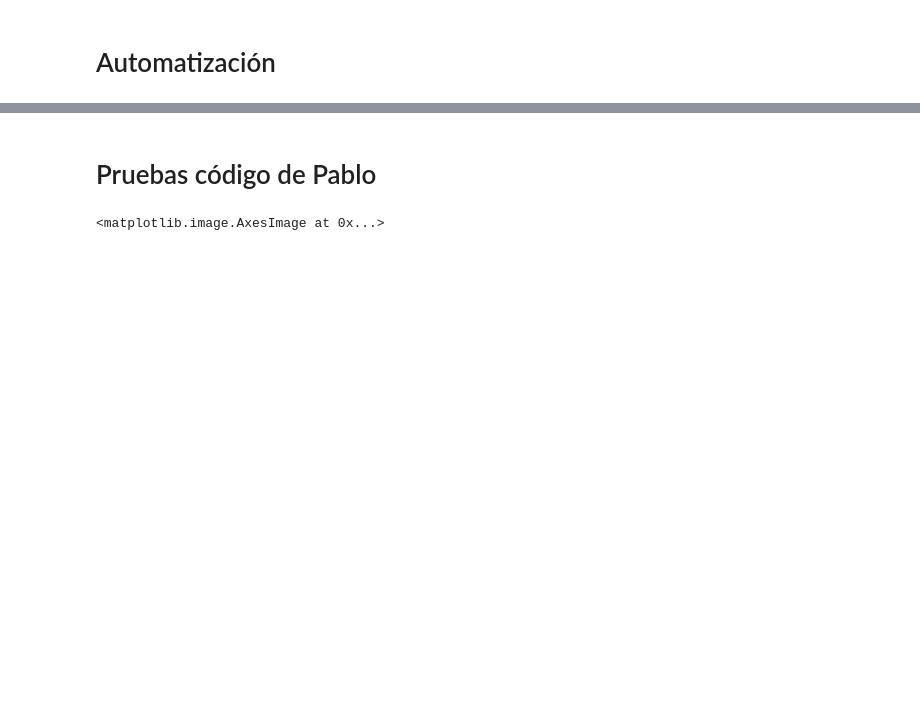
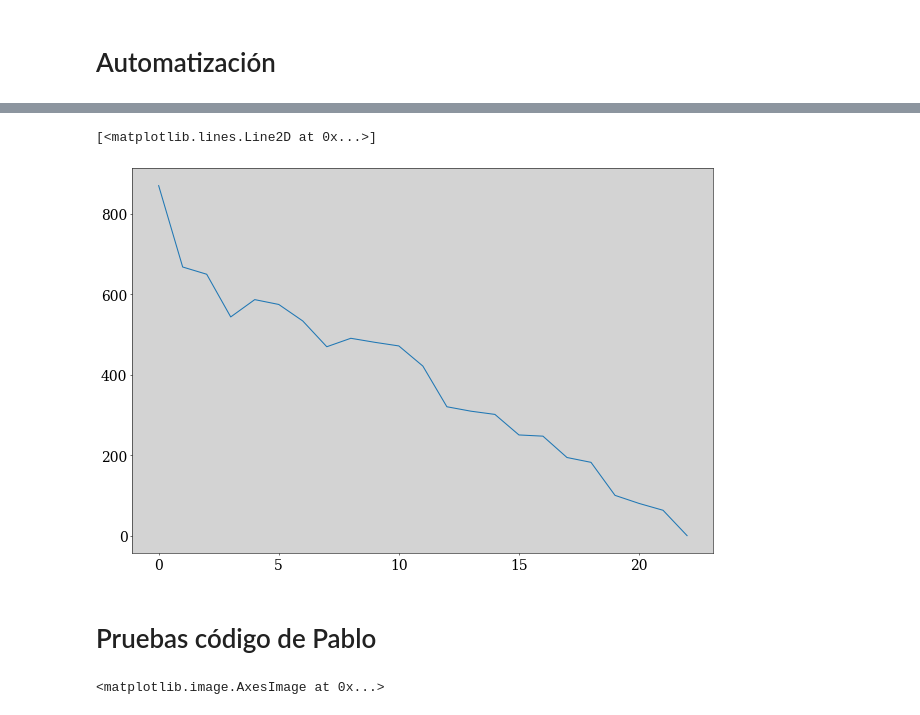
Before and after one commit to gardianc/Nado-ondulatorio, a Jupyter notebook: tracking_P1.ipynb, the cells around one changed output, grey strips where cells are left out. Saved outputs shown, nothing was run; the diff lists cells and outputs as text; code cells hidden in the pictures; blank space fills up the shorter version.

```diff
--- a/tracking_P1.ipynb
+++ b/tracking_P1.ipynb
@@ -74,15 +65,0 @@ FILENAME='P1-2V-9Hz'
-# %%
-vs = cv.VideoCapture(f'videos/FCD/P1/{FILENAME}.mp4')
-i=0
-while(vs.isOpened()):
-    ret, frame = vs.read()
-    if ret:
-        if i==0:
-            ref_frame = gris(frame)
-        cv.imshow('frame', frame)
-        i+=1
-        if cv.waitKey(1) & 0xFF == ord('q'):
-            break
-    else:
-        break
-cv.destroyAllWindows()
@@ -96,21 +65,0 @@ plt.imshow(ref_frame)
-# %%
-camo_mask = [559,690,1120,1241] # ymin, ymax, xmin, xmax
-
-vs = cv.VideoCapture(f'videos/FCD/P1/{FILENAME}.mp4')
-i=0
-while(vs.isOpened()):
-    ret, frame = vs.read()
-    if ret:
-        frame[camo_mask[0]:camo_mask[1],camo_mask[2]:camo_mask[3]] = np.mean(frame)
-        # frame = gris(frame[110:600,:])
-        frame = frame[110:600,:]
-        if i==540:
-            ref_frame = frame
-        cv.imshow('frame', frame)
-        i+=1
-        if cv.waitKey(1) & 0xFF == ord('q'):
-            break
-    else:
-        break
-cv.destroyAllWindows()
-plt.imshow(ref_frame)
@@ -232,3 +182,8 @@ def tracker(vs, camo, lim, SHOW=False):
+# %%
+plt.plot(head_x)
+# %% [output]
+[<matplotlib.lines.Line2D at 0x...>]
+[figure, added]
 # %% [markdown]
 # Pruebas código de Pablo
 # %%
```
Also changed, not shown: parts of 14 cells of this notebook, 6 other files.
